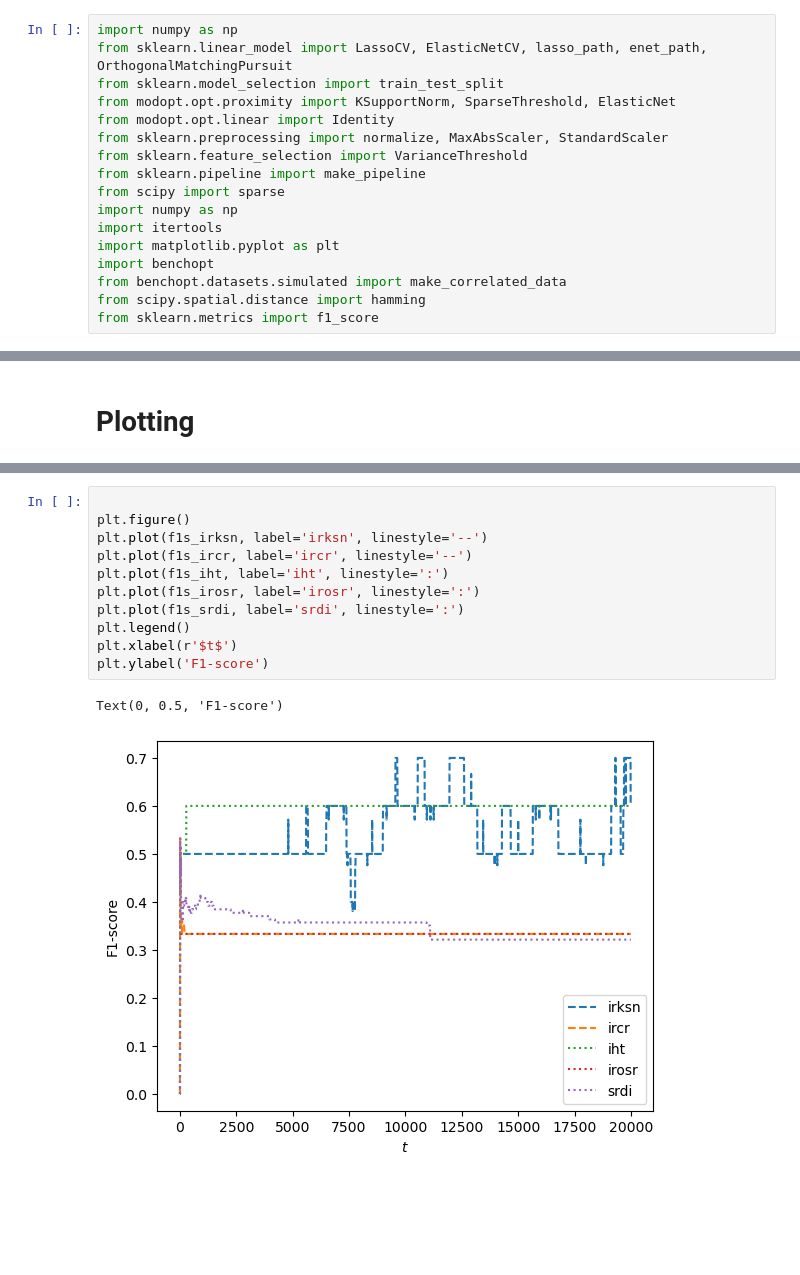
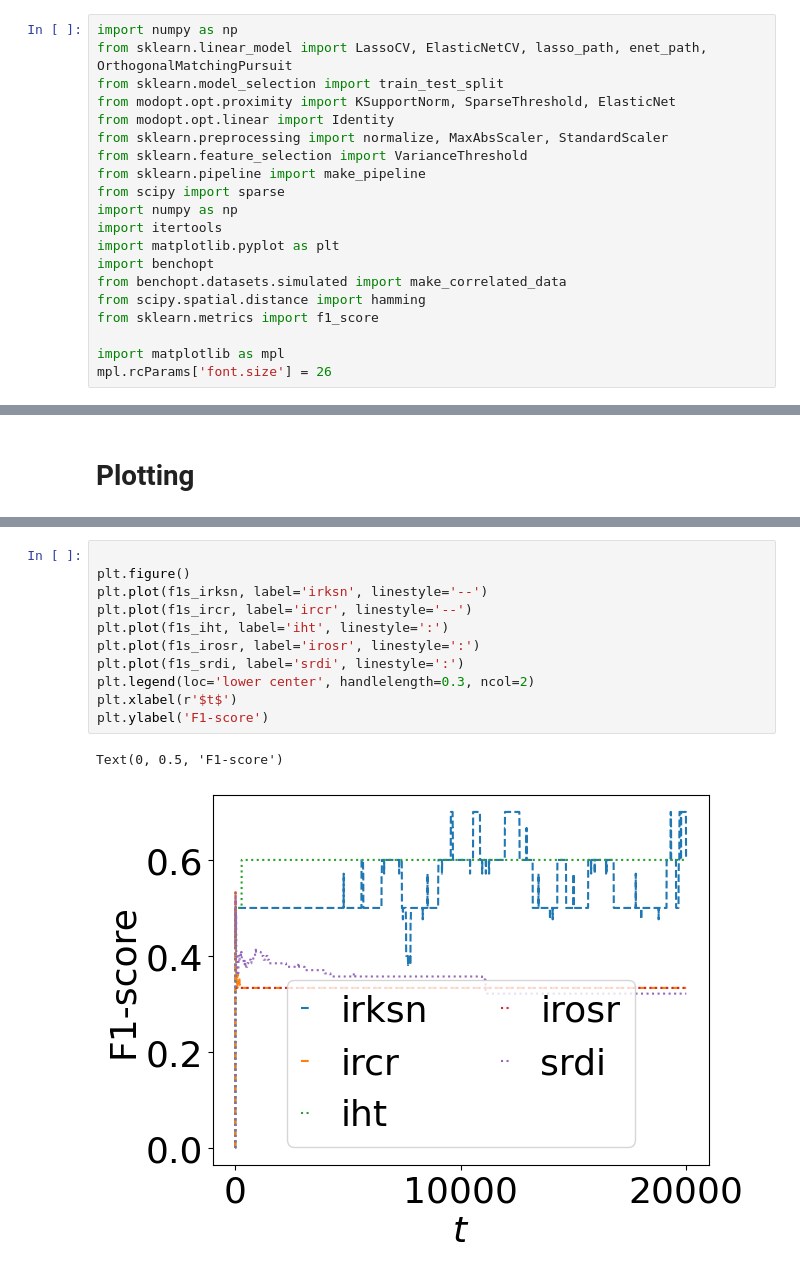
Before and after one commit to wdevazelhes/IRKSN_AAAI2024, a Jupyter notebook: synthetic/evolution_of_f1_score_with_iterations.ipynb, the cells around one changed output, grey strips where cells are left out. Cells and saved outputs as stored; diff of their text form; blank space fills up the shorter version.

```diff
--- a/synthetic/evolution_of_f1_score_with_iterations.ipynb
+++ b/synthetic/evolution_of_f1_score_with_iterations.ipynb
@@ -15,3 +15,6 @@ import benchopt
 from benchopt.datasets.simulated import make_correlated_data
 from scipy.spatial.distance import hamming
 from sklearn.metrics import f1_score
+
+import matplotlib as mpl
+mpl.rcParams['font.size'] = 26
@@ -219,14 +222,14 @@ sparsity_srdi, losses_srdi, betas_srdi, hammings_srdi, f1s_srdi, loss_srdi, supp
 # %%
 
 plt.figure()
 plt.plot(f1s_irksn, label='irksn', linestyle='--')
 plt.plot(f1s_ircr, label='ircr', linestyle='--')
 plt.plot(f1s_iht, label='iht', linestyle=':')
 plt.plot(f1s_irosr, label='irosr', linestyle=':')
 plt.plot(f1s_srdi, label='srdi', linestyle=':')
-plt.legend()
+plt.legend(loc='lower center', handlelength=0.3, ncol=2)
 plt.xlabel(r'$t$')
 plt.ylabel('F1-score')
 # %% [output]
 Text(0, 0.5, 'F1-score')
-[figure, old version]
+[figure, new version]
```
Also changed, not shown: parts of 2 cells of this notebook, 9 other files.
